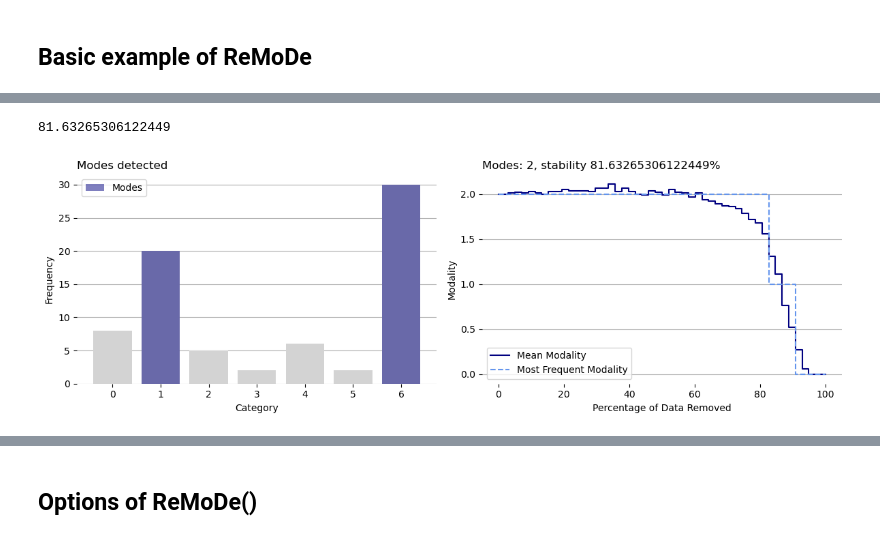
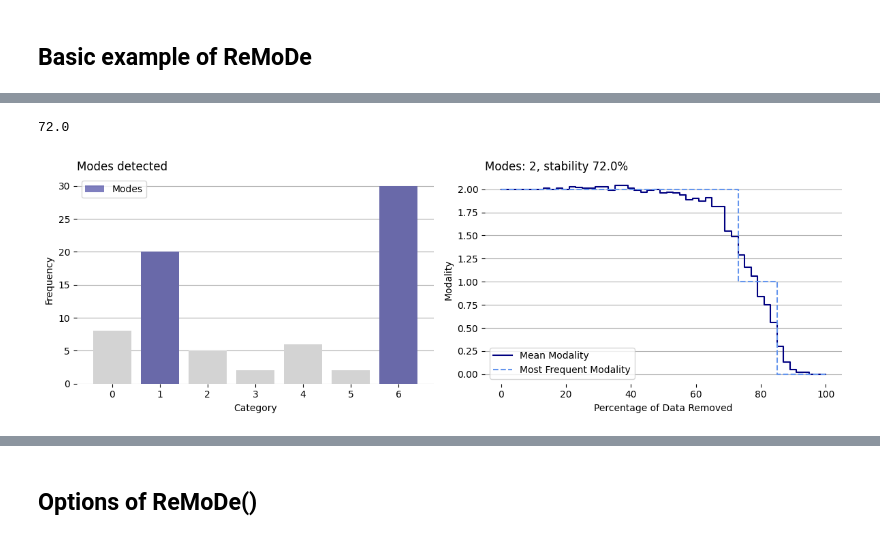
Before and after one commit to sodascience/remode, a Jupyter notebook: tutorial.ipynb, the cells around one changed output, grey strips where cells are left out. Saved outputs shown, nothing was run; the diff lists cells and outputs as text; code cells hidden in the pictures.

Commit message:
run interactively to update plots

```diff
--- a/tutorial.ipynb
+++ b/tutorial.ipynb
@@ -21,11 +26,11 @@ remode.plot_maxima()
 [figure]
 # %%
 # Test robustness using jackknife
-robustness = remode.evaluate_stability(percentage_steps=50)
-print(robustness["stable_until"])
+robustness = remode.remode_stability(percentage_steps=50)
+print(robustness['stable_until'])
 # %% [output]
-81.63265306122449
+72.0
-[figure, old version]
+[figure, new version]
 # %%
 ## Converting individual points to count data
 # Generate random data
```
Also changed, not shown: parts of 6 cells of this notebook.
